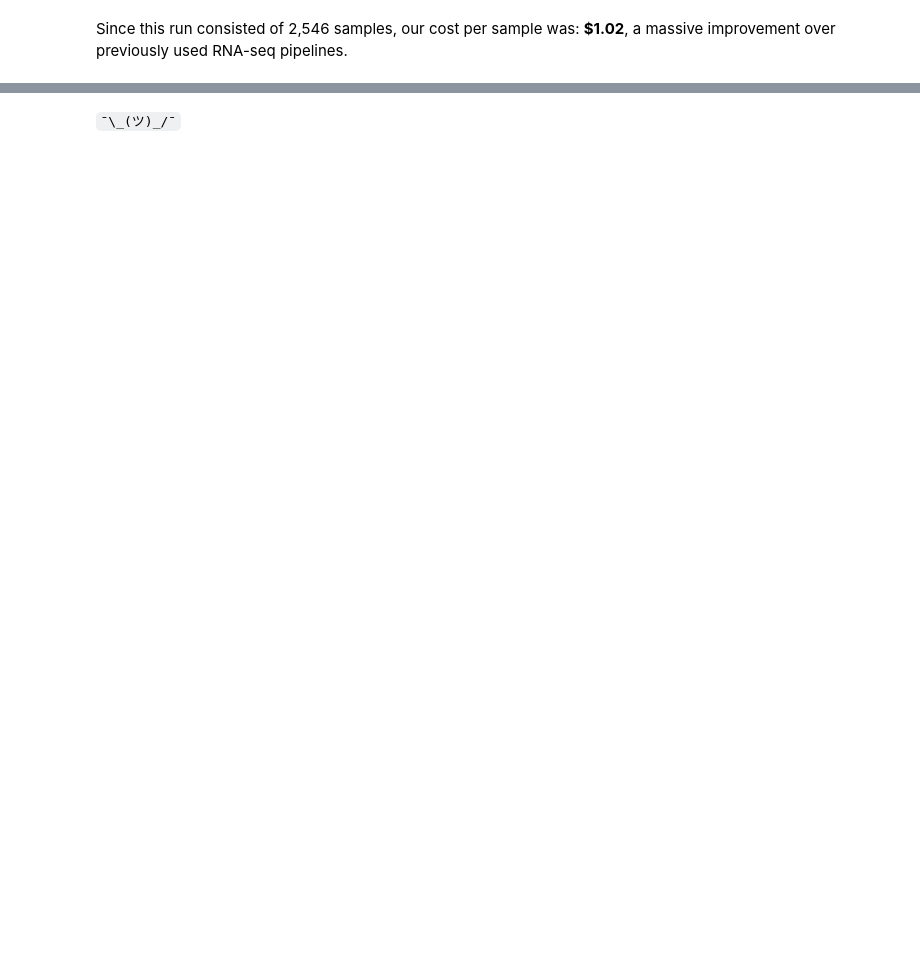
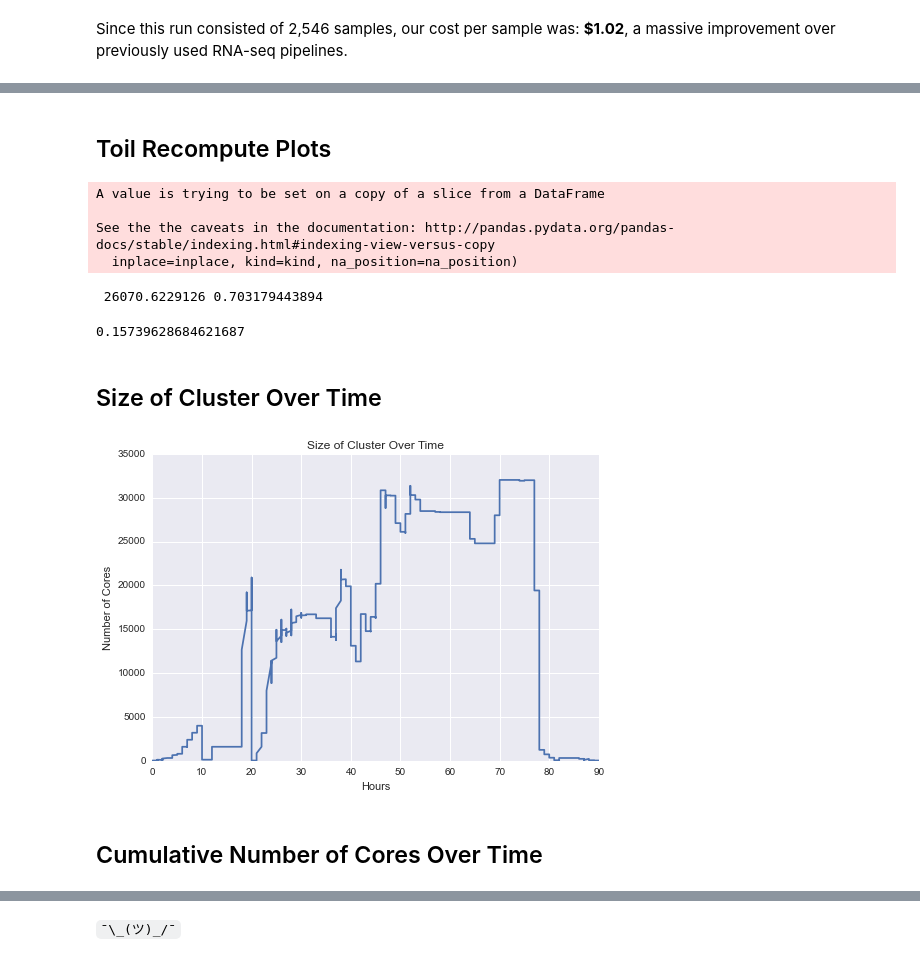
Before and after one commit to jvivian/ipython_notebooks, a Jupyter notebook: parsing_realtime_metrics/Parsing Realtime Metrics.ipynb, the cells around one changed output, grey strips where cells are left out. Cells and saved outputs as stored; diff of their text form; code cells hidden in the pictures; blank space fills up the shorter version.

```diff
--- a/parsing_realtime_metrics/Parsing Realtime Metrics.ipynb
+++ b/parsing_realtime_metrics/Parsing Realtime Metrics.ipynb
@@ -145,0 +278,51 @@ Since this run consisted of 2,546 samples, our cost per sample was: **$1.02**, a
+# %% [markdown]
+## Toil Recompute Plots
+# %%
+fpath = 'a1507b24-89e4-42bb-aa6d-3091d118567a_2016-02-09_toil-recompute/CPUUtilization.csv'
+df = pd.read_csv( fpath, sep='\t', names=['id', 'value', 'timestamp'] )
+# %%
+matrix = create_sparse_matrix(df)
+# %% [output]
+A value is trying to be set on a copy of a slice from a DataFrame
+
+See the the caveats in the documentation: http://pandas.pydata.org/pandas-docs/stable/indexing.html#indexing-view-versus-copy
+  inplace=inplace, kind=kind, na_position=na_position)
+# %%
+conn = boto.ec2.connect_to_region('us-west-2')
+cost = 0
+averages = []
+for row in tqdm(matrix.iterrows()):
+    try:
+        instance_type = type_map[row[0]]
+    except:
+        instance_type = 'c3.8xlarge'
+    try:
+        zone = zone_map[row[0]]
+    except:
+        zone = 'us-west-2a'
+    row = row[1].dropna()
+    start = convert_str_to_datetime(min(row.index))
+    end = convert_str_to_datetime(max(row.index))
+    total, avg = calculate_cost(conn, start_time=start, end_time=end, region=zone, instance_type=instance_type)
+    cost += float(total)
+    averages.append(avg)
+print cost, np.mean([float(x) for x in averages])
+# %% [output]
+ 26070.6229126 0.703179443894
+# %%
+np.std([float(x) for x in averages])
+# %% [output]
+0.15739628684621687
+# %% [markdown]
+## Size of Cluster Over Time
+# %%
+num_cores = matrix.count()*32
+# %%
+plt.plot([x/12 for x in xrange(len(num_cores))], num_cores)
+plt.ylabel('Number of Cores')
+plt.xlabel('Hours')
+plt.title('Size of Cluster Over Time');
+# %% [output]
+[figure, added]
+# %% [markdown]
+## Cumulative Number of Cores Over Time
```
Also changed, not shown: parts of 24 cells of this notebook.
